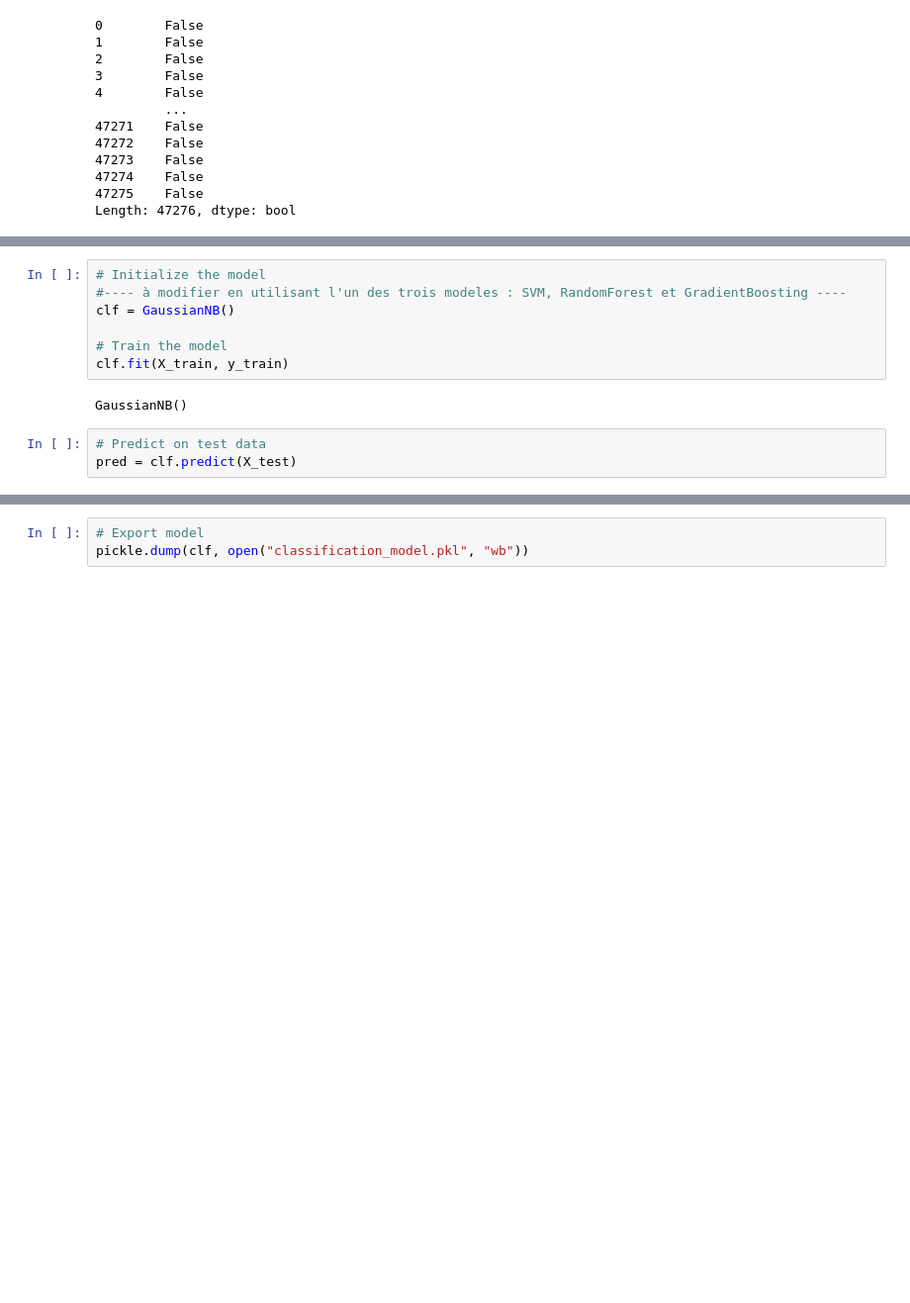
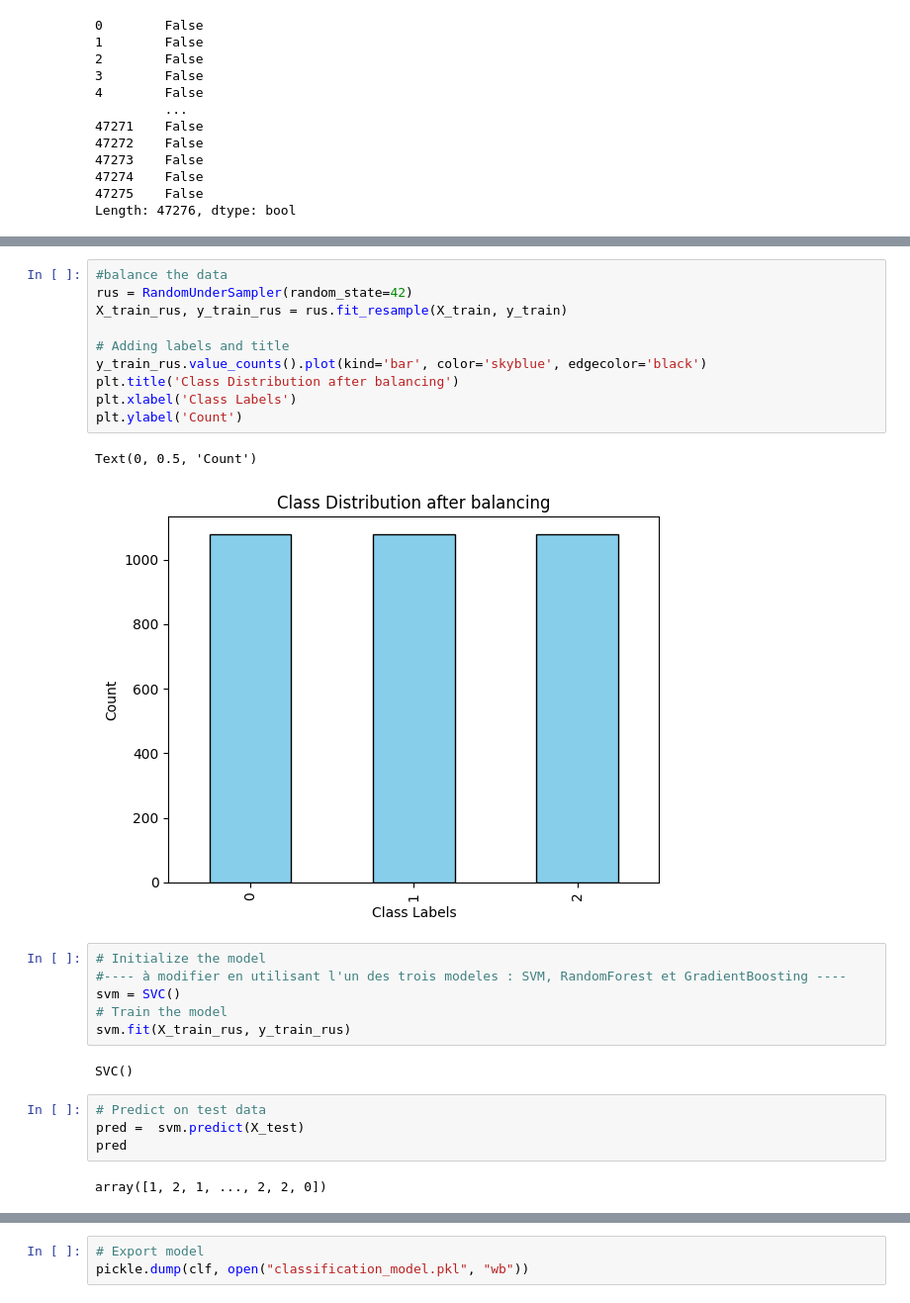
Before and after one commit to zackinthebush/exam_git, a Jupyter notebook: template_branche.ipynb, the cells around one changed output, grey strips where cells are left out. Shown at 99% size. Cells and saved outputs as stored; diff of their text form; blank space fills up the shorter version.

```diff
--- a/template_branche.ipynb
+++ b/template_branche.ipynb
@@ -133,17 +148,32 @@ plt.ylabel('Count')
 # %% [output]
 Text(0, 0.5, 'Count')
 [figure]
+# %%
+#balance the data
+rus = RandomUnderSampler(random_state=42)
+X_train_rus, y_train_rus = rus.fit_resample(X_train, y_train)
+
+# Adding labels and title
+y_train_rus.value_counts().plot(kind='bar', color='skyblue', edgecolor='black')
+plt.title('Class Distribution after balancing')
+plt.xlabel('Class Labels')
+plt.ylabel('Count')
+# %% [output]
+Text(0, 0.5, 'Count')
+[figure, added]
 # %%
 # Initialize the model
 #---- à modifier en utilisant l'un des trois modeles : SVM, RandomForest et GradientBoosting ----
-clf = GaussianNB()
-
+svm = SVC()
 # Train the model
-clf.fit(X_train, y_train)
+svm.fit(X_train_rus, y_train_rus)
 # %% [output]
-GaussianNB()
+SVC()
 # %%
 # Predict on test data
-pred = clf.predict(X_test)
+pred =  svm.predict(X_test)
+pred
+# %% [output]
+array([1, 2, 1, ..., 2, 2, 0])
 # %%
 # Evaluate model predictions
```
Also changed, not shown: parts of 10 cells of this notebook.
